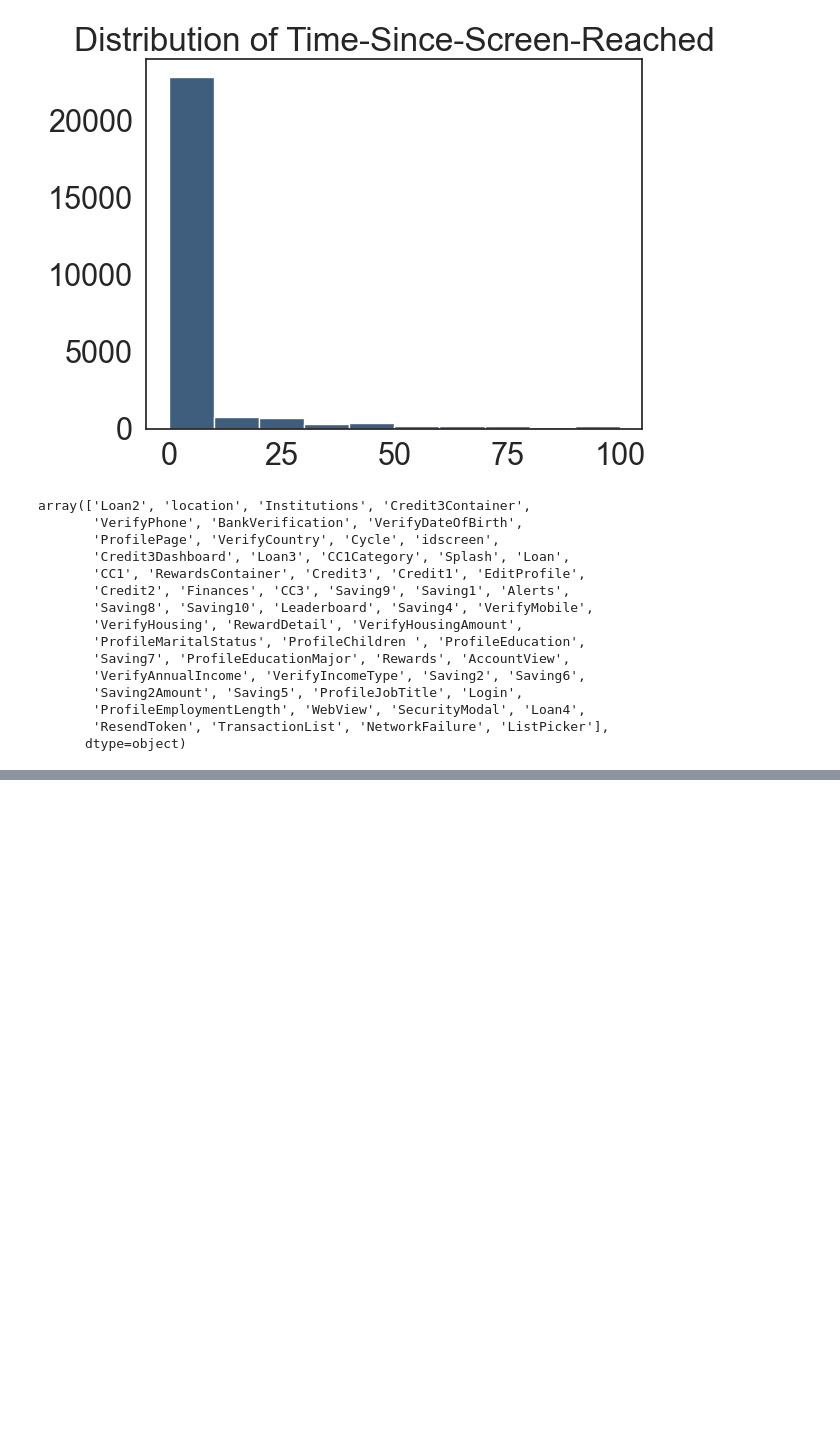
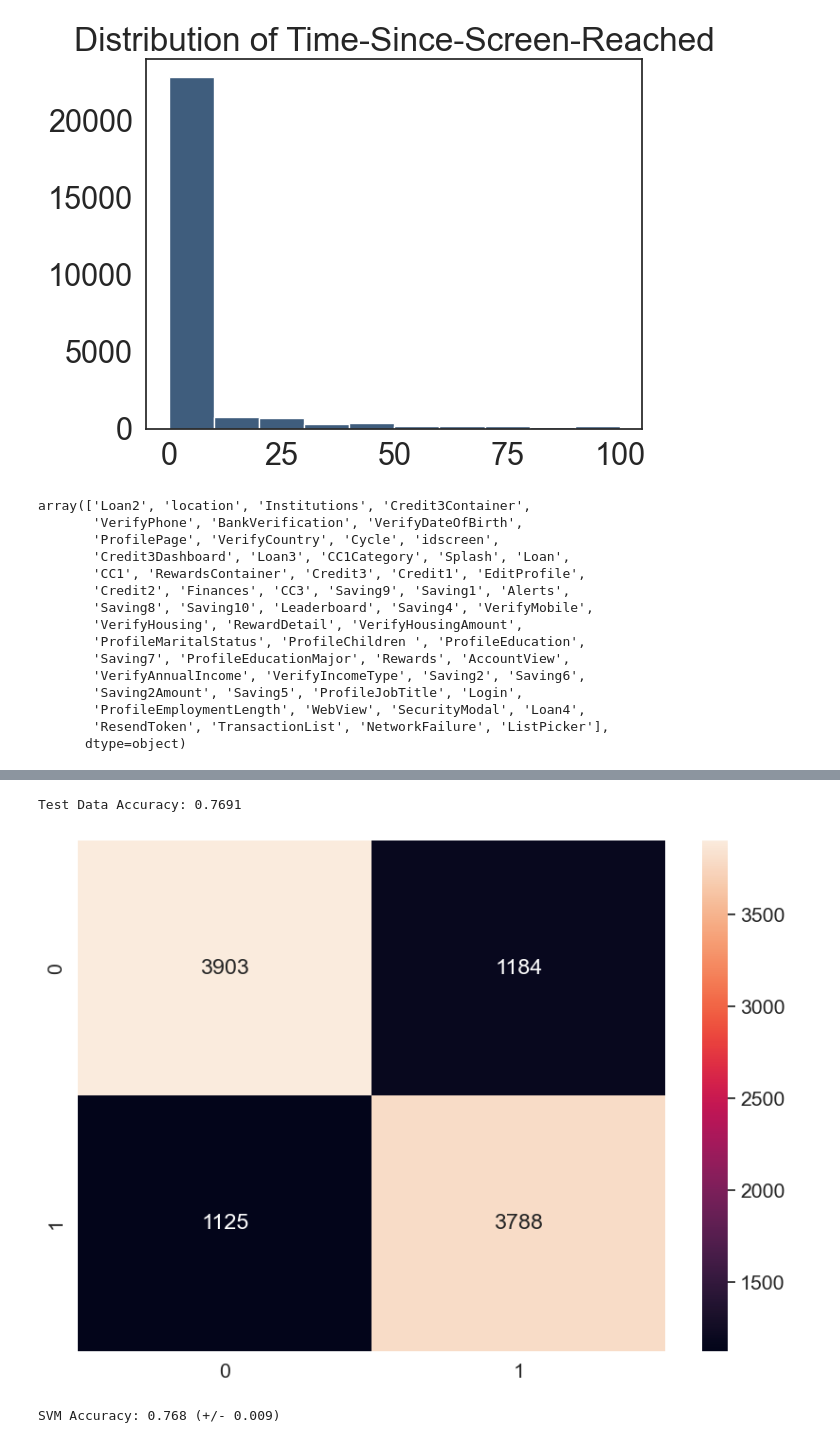
Before and after one commit to the-engrossed/directing-customers-to-subscription-through-app-behaviour-analysis, a Jupyter notebook: behavior_analysis.ipynb, the cells around one changed output, grey strips where cells are left out. Saved outputs shown, nothing was run; the diff lists cells and outputs as text; code cells hidden in the pictures; blank space fills up the shorter version.

Commit message:
model building

```diff
--- a/behavior_analysis.ipynb
+++ b/behavior_analysis.ipynb
@@ -215,0 +236,20 @@ df.to_csv('new_appdata10.csv', index = False)
+# %%
+# Feature Scaling
+from sklearn.preprocessing import StandardScaler
+sc_X = StandardScaler()
+X_train2 = pd.DataFrame(sc_X.fit_transform(X_train))
+X_test2 = pd.DataFrame(sc_X.transform(X_test))
+X_train2.columns = X_train.columns.values
+X_test2.columns = X_test.columns.values
+X_train2.index = X_train.index.values
+X_test2.index = X_test.index.values
+X_train = X_train2
+X_test = X_test2
+# %%
+#### Model Building ####
+
+
+# Fitting Model to the Training Set
+from sklearn.linear_model import LogisticRegression
+classifier = LogisticRegression(random_state = 0, penalty = 'l1', solver='saga')
+classifier.fit(X_train, y_train)
@@ -215,0 +258,17 @@ df.to_csv('new_appdata10.csv', index = False)
+# %%
+# Predicting Test Set
+y_pred = classifier.predict(X_test)
+# %%
+# Evaluating Results
+from sklearn.metrics import confusion_matrix, accuracy_score, f1_score, precision_score, recall_score
+cm = confusion_matrix(y_test, y_pred)
+accuracy = accuracy_score(y_test, y_pred)
+precision=precision_score(y_test, y_pred) # tp / (tp + fp)
+recall=recall_score(y_test, y_pred) # tp / (tp + fn)
+f1=f1_score(y_test, y_pred)
+
+print(f"Confusion Matrix:\n{cm}\n"
+      f"Accuracy: {accuracy:.4f}\n"
+      f"Precision: {precision:.4f}\n"
+      f"Recall: {recall:.4f}\n"
+      f"F1 Score: {f1:.4f}")
@@ -215,0 +283,16 @@ df.to_csv('new_appdata10.csv', index = False)
+# %%
+df_cm = pd.DataFrame(cm, index = (0, 1), columns = (0, 1))
+plt.figure(figsize = (10,7))
+sns.set(font_scale=1.4)
+sns.heatmap(df_cm, annot=True, fmt='g')
+print("Test Data Accuracy: %0.4f" % accuracy_score(y_test, y_pred))
+# %% [output]
+Test Data Accuracy: 0.7691
+[figure, added]
+# %%
+# Applying k-Fold Cross Validation
+from sklearn.model_selection import cross_val_score
+accuracies = cross_val_score(estimator = classifier, X = X_train, y = y_train, cv = 10)
+print("SVM Accuracy: %0.3f (+/- %0.3f)" % (accuracies.mean(), accuracies.std() * 2))
+# %% [output]
+SVM Accuracy: 0.768 (+/- 0.009)
```
Also changed, not shown: parts of 8 cells of this notebook, 2 other files.
